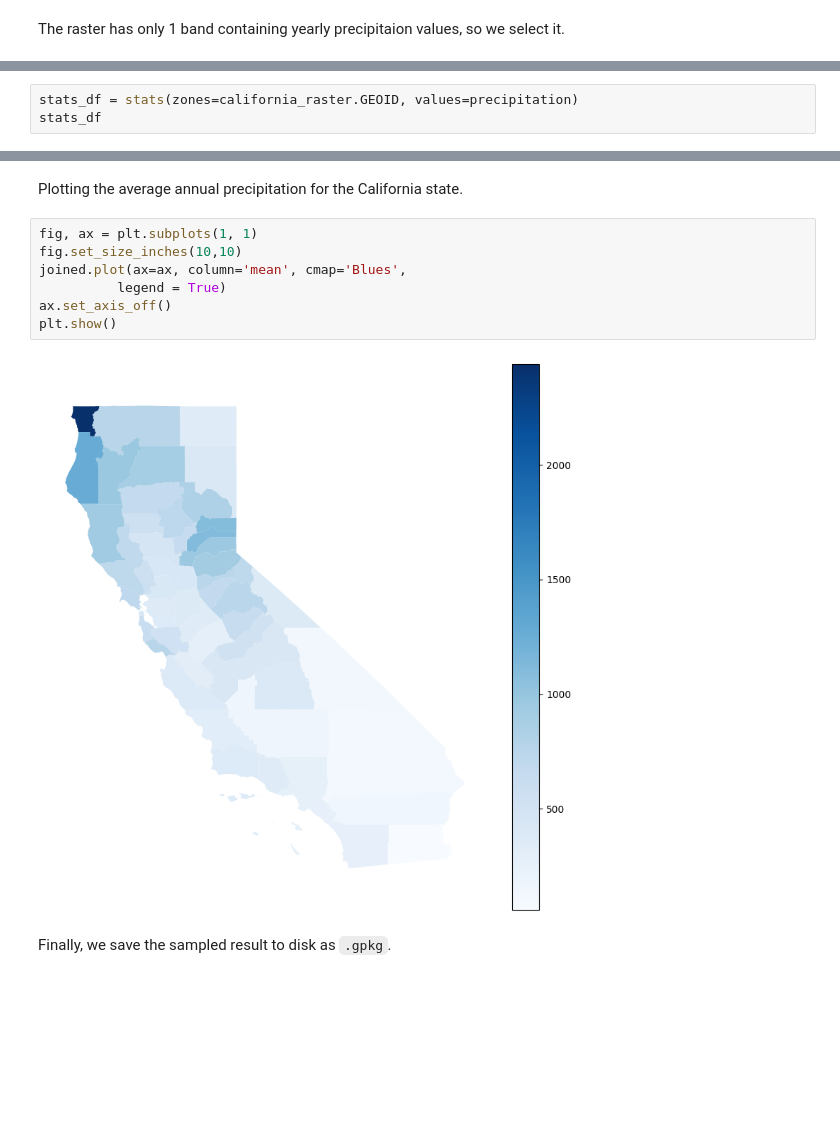
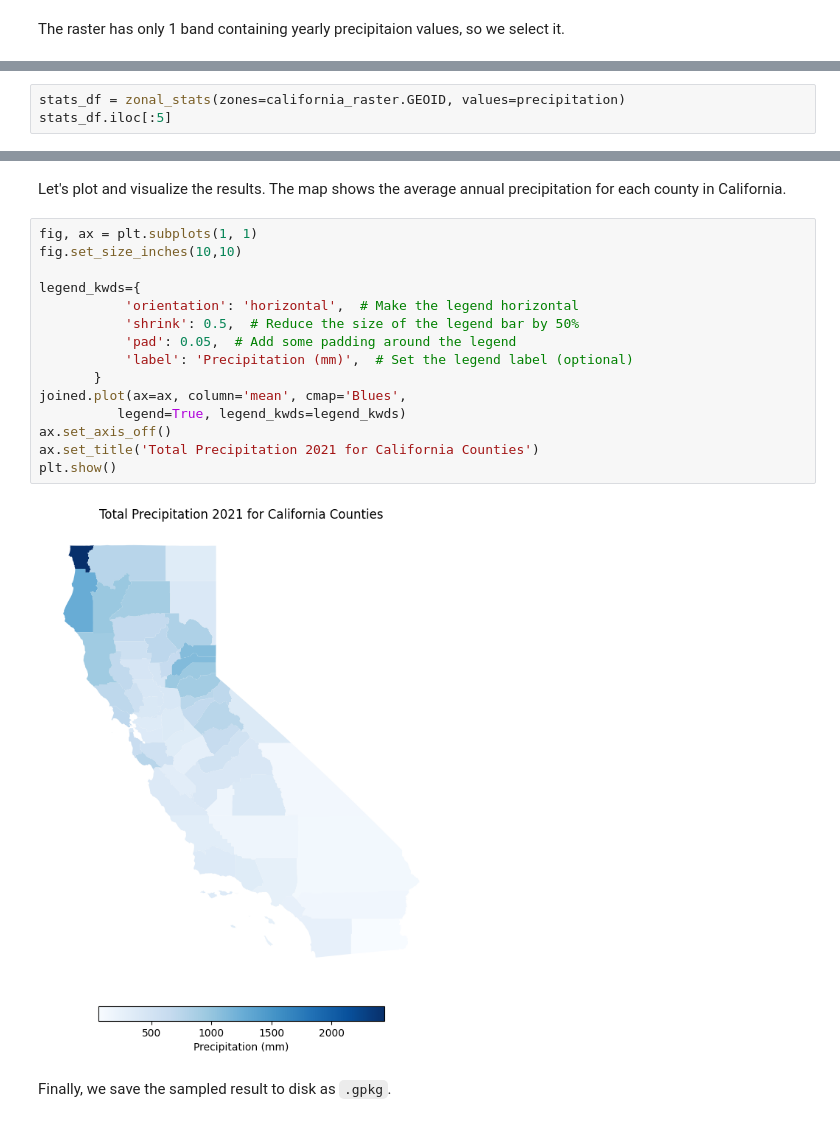
Before and after one commit to spatialthoughts/python-tutorials, a Jupyter notebook: zonal_statistics.ipynb, the cells around one changed output, grey strips where cells are left out. Saved outputs shown, nothing was run; the diff lists cells and outputs as text; blank space fills up the shorter version.

```diff
--- a/zonal_statistics.ipynb
+++ b/zonal_statistics.ipynb
@@ -113,3 +162,3 @@ california_raster
 # %%
-stats_df = stats(zones=california_raster.GEOID, values=precipitation)
-stats_df
+stats_df = zonal_stats(zones=california_raster.GEOID, values=precipitation)
+stats_df.iloc[:5]
@@ -120,14 +185,22 @@ joined
-# %% [markdown]
-Plotting the average annual precipitation for the California state.
+# %% [markdown]
+Let's plot and visualize the results. The map shows the average annual precipitation for each county in California.
 # %%
 fig, ax = plt.subplots(1, 1)
 fig.set_size_inches(10,10)
+
+legend_kwds={
+           'orientation': 'horizontal',  # Make the legend horizontal
+           'shrink': 0.5,  # Reduce the size of the legend bar by 50%
+           'pad': 0.05,  # Add some padding around the legend
+           'label': 'Precipitation (mm)',  # Set the legend label (optional)
+       }
 joined.plot(ax=ax, column='mean', cmap='Blues',
-          legend = True)
+          legend=True, legend_kwds=legend_kwds)
 ax.set_axis_off()
+ax.set_title('Total Precipitation 2021 for California Counties')
 plt.show()
 # %% [output]
-[figure, old version]
+[figure, new version]
 # %% [markdown]
 Finally, we save the sampled result to disk as `.gpkg`.
 # %%
```
Also changed, not shown: parts of 13 cells of this notebook.
